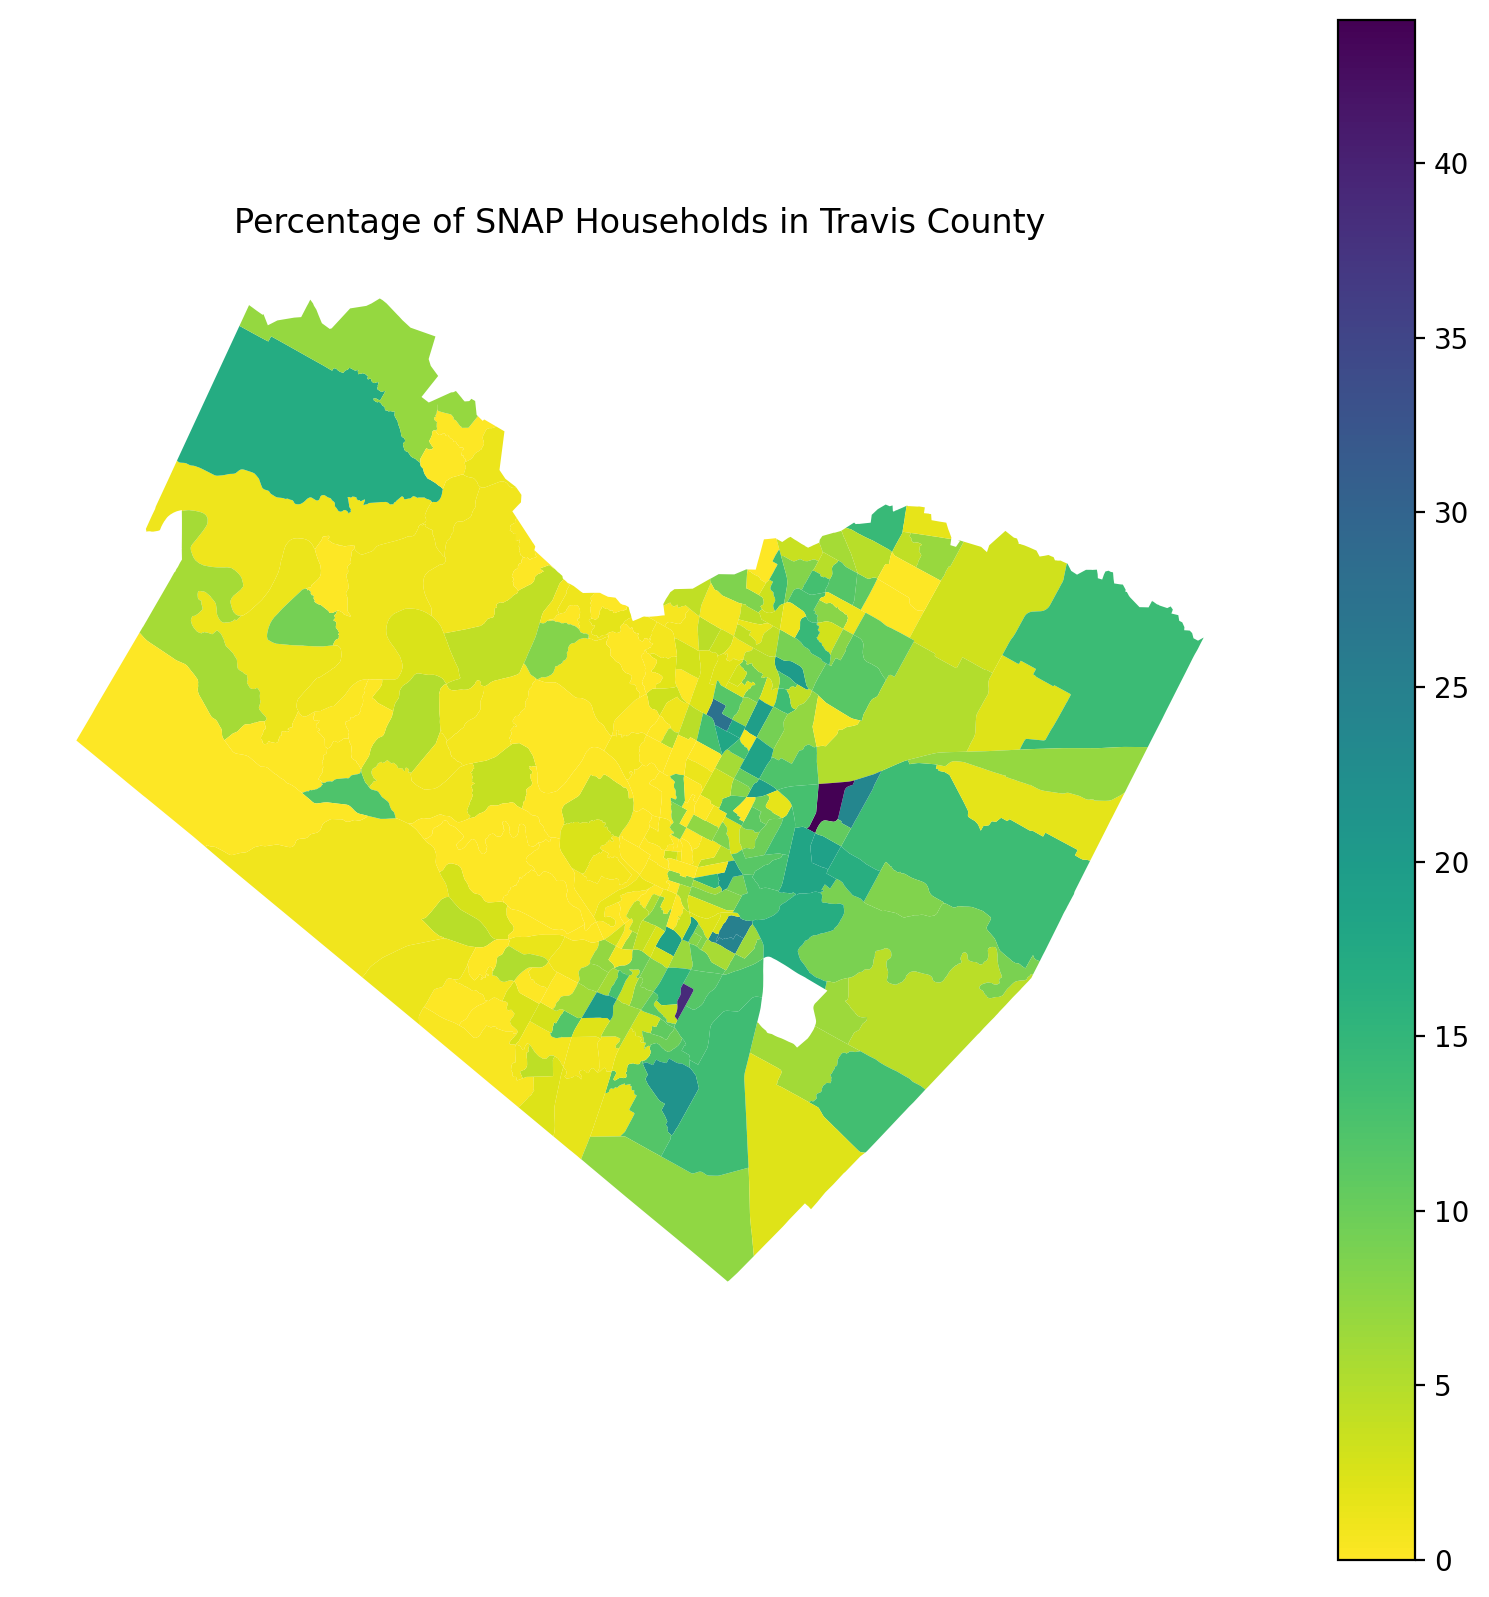
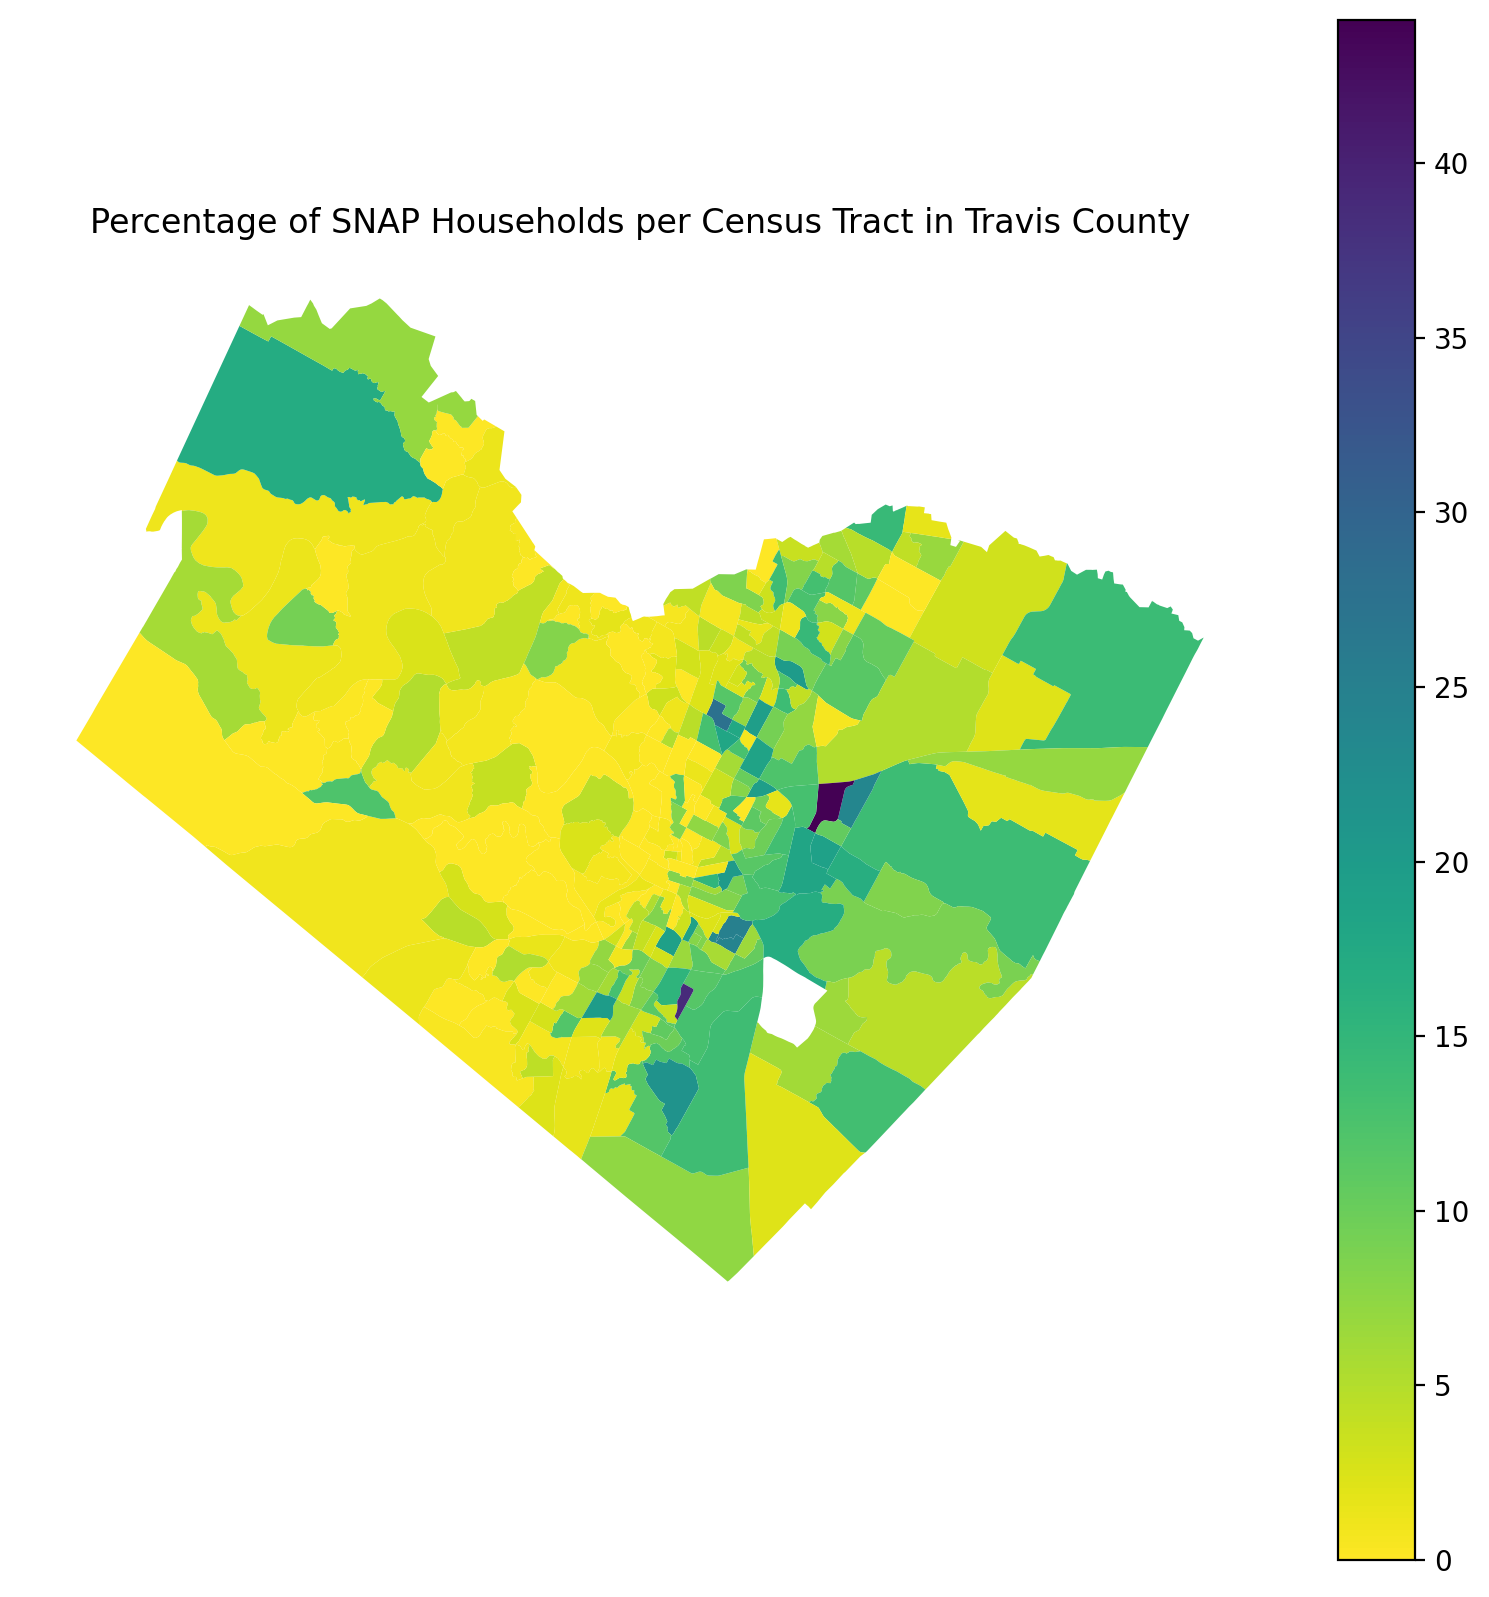
Code edit (unified diff) that turned the first committed figure into the second:
--- before
+++ after
@@ -1,5 +1,5 @@
 fig, ax = plt.subplots(figsize=(10, 10))
 
-merged.plot(
+merged_3.plot(
     column="S2201_C04_001E",
     cmap="viridis_r",
@@ -8,5 +8,5 @@
 )
 
-plt.title("Percentage of SNAP Households in Travis County")
+plt.title("Percentage of SNAP Households per Census Tract in Travis County")
 plt.axis("off")
 plt.show()

Commit: collins county